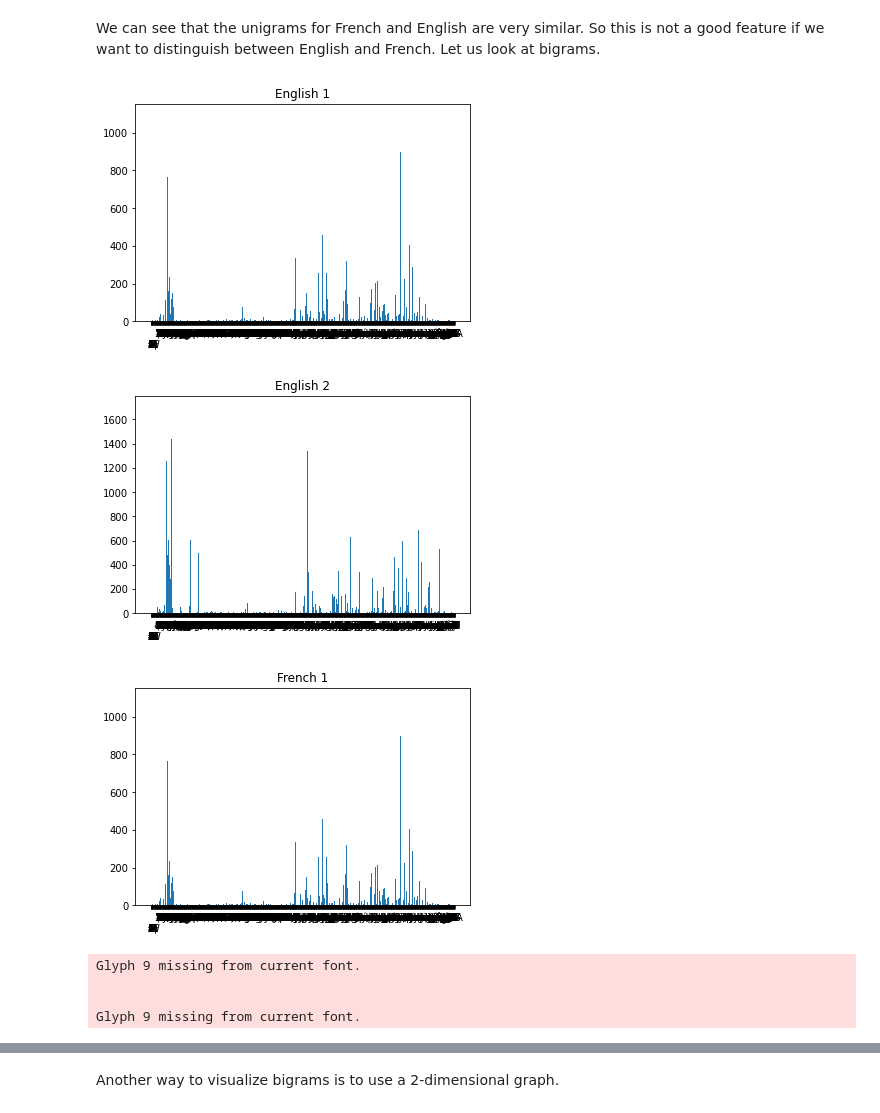
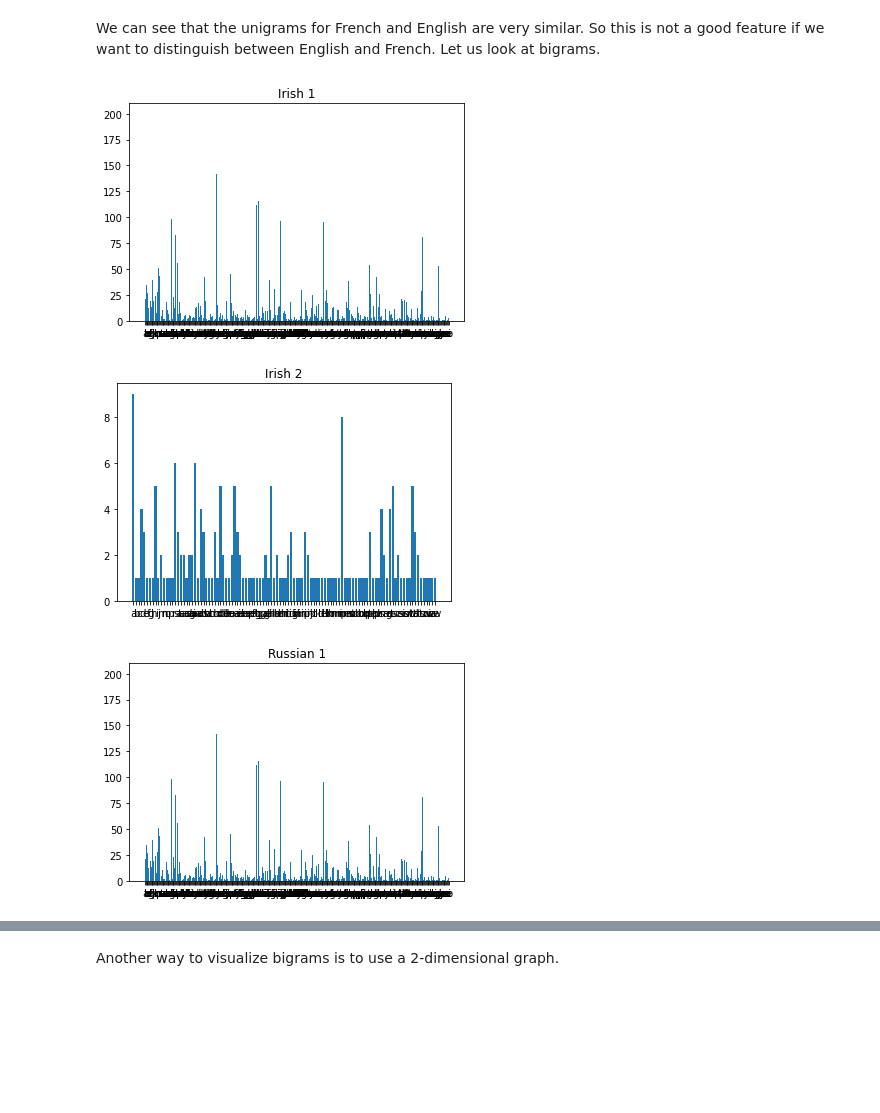
Before and after one commit to santhosh201cali/fmml2021, a Jupyter notebook: Lab1_Features.ipynb, the cells around one changed output, grey strips where cells are left out. Drawn from its saved outputs; the diff is of its cells as text; code cells hidden in the pictures; blank space fills up the shorter version.

```diff
--- a/Lab1_Features.ipynb
+++ b/Lab1_Features.ipynb
@@ -43,14 +37,11 @@ Let us download a few documents off Wikipedia.
 # %%
 topic1 = 'Giraffe'
 topic2 = 'Elephant'
-wikipedia.set_lang('en')
-eng1 = wikipedia.page(topic1).content
-eng2 = wikipedia.page(topic2).content
-wikipedia.set_lang('fr')
-fr1 = wikipedia.page(topic1).content
-fr2 = wikipedia.page(topic2).content
-te1 = wikipedia.page(topic1).content
-te2 = wikipedia.page(topic2).content
-wikipedia.set_lang('te')
+wikipedia.set_lang('ga')
+ga1 = wikipedia.page(topic1).content
+ga2 = wikipedia.page(topic2).content
+wikipedia.set_lang('ru')
+ru1 = wikipedia.page(topic1).content
+ru2 = wikipedia.page(topic2).content
 # %% [markdown]
 This is what the text looks like:
@@ -82 +63,6 @@ te2=cleanup(te2)
+# %%
+ga1 = cleanup(ga1)
+ga2 = cleanup(ga2)
+ru1= cleanup(ru1)
+ru2 = cleanup(ru2)
 # %%
@@ -155,41 +124,26 @@ Glyph 9 missing from current font.
 # %% [markdown]
 We can see that the unigrams for French and English are very similar. So this is not a good feature if we want to distinguish between English and French. Let us look at bigrams.
 # %%
-bigram_eng1 = Counter(ngrams(eng1,2)) # bigrams
-plothistogram(bigram_eng1)
-plt.title('English 1')
+bigram_ga1 = Counter(ngrams(ga1,2)) # bigrams
+plothistogram(bigram_ga1)
+plt.title('Irish 1')
 plt.show()
 
-bigram_eng2 = Counter(ngrams(eng2,2))
-plothistogram(bigram_eng2)
-plt.title('English 2')
+bigram_ga2 = Counter(ngrams(ga2,2))
+plothistogram(bigram_ga2)
+plt.title('Irish 2')
 plt.show()
 
-bigram_fr1 = Counter(ngrams(fr1,2))
-plothistogram(bigram_eng1)
-plt.title('French 1')
+bigram_ru1 = Counter(ngrams(ru1,2))
+plothistogram(bigram_ga1)
+plt.title('Russian 1')
 plt.show()
 
-bigram_fr2 = Counter(ngrams(fr2,2))
-plothistogram(bigram_fr2)
-plt.title('French 2')
+bigram_ru2 = Counter(ngrams(ru2,2))
+plothistogram(bigram_ru2)
+plt.title('Russian 2')
 plt.show()
-
-
-bigram_fr1 = Counter(ngrams(te1,2))
-plothistogram(bigram_eng1)
-plt.title('spanish 1')
-plt.show()
-
-bigram_fr2 = Counter(ngrams(te2,2))
-plothistogram(bigram_fr1)
-plt.title('spanish 2')
-plt.show()
 # %% [output]
-[figure, old version]
+[figure, new version]
-[figure, old version]
+[figure, new version]
-[figure, old version]
+[figure, new version]
-Glyph 9 missing from current font.
-
-
-Glyph 9 missing from current font.
```
Also changed, not shown: parts of 23 cells of this notebook.
